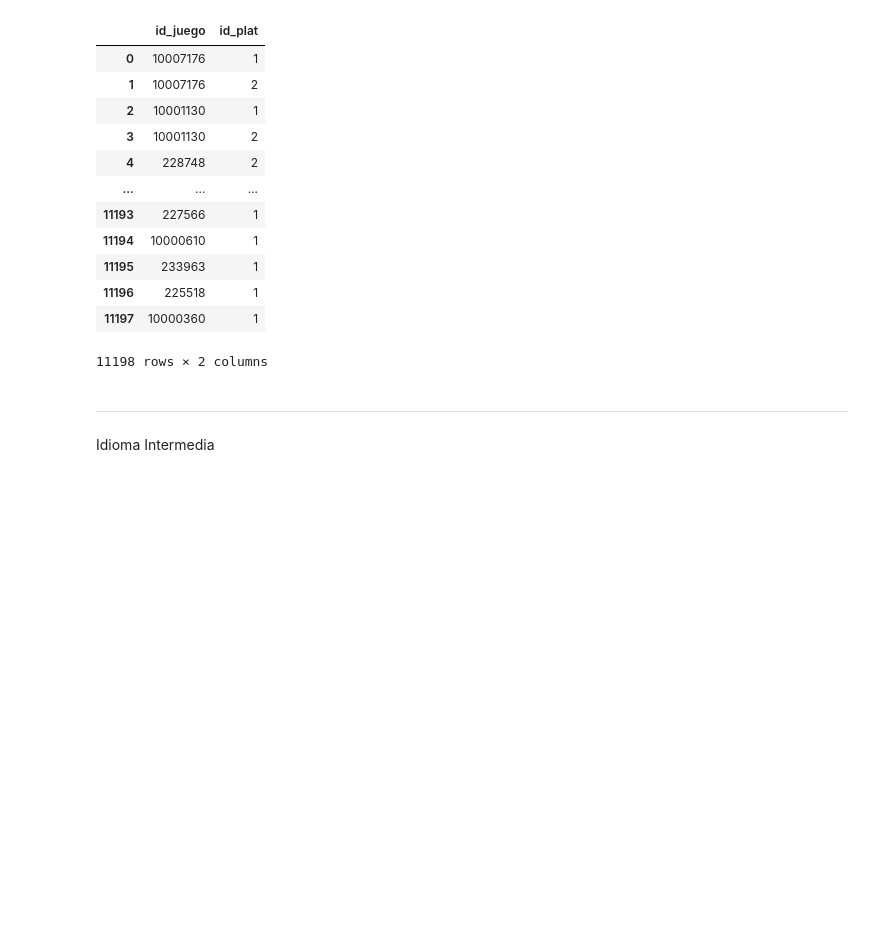
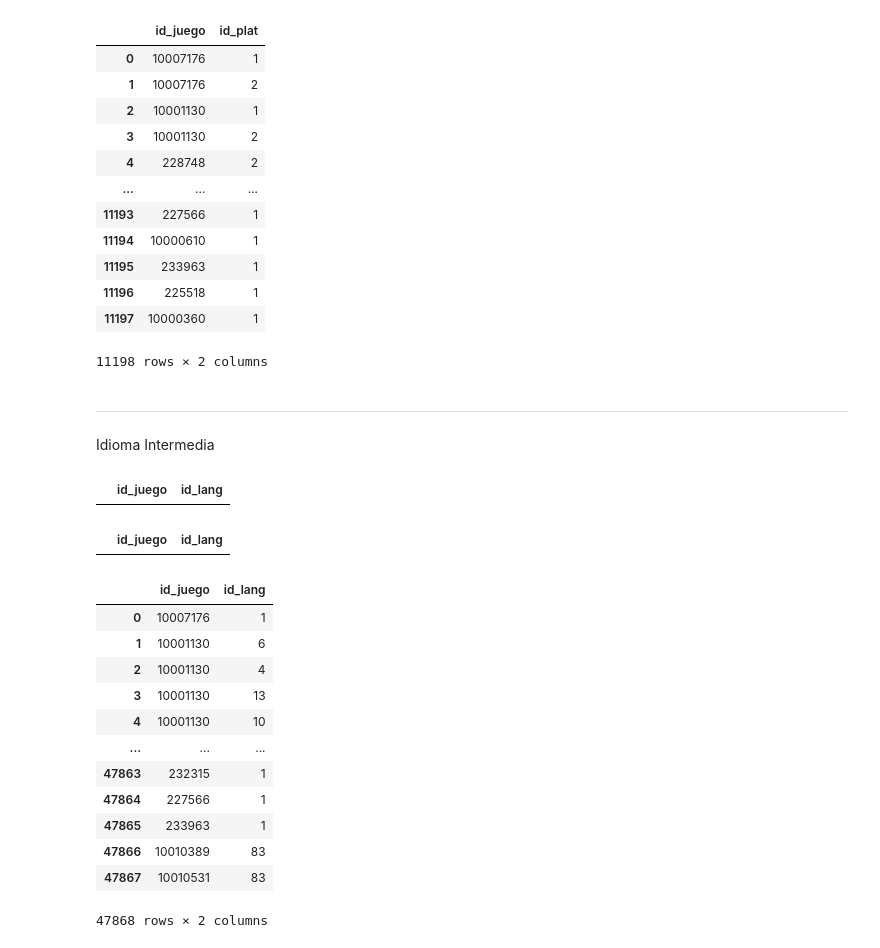
Before and after one commit to svalencia-romero/GamePriceTracker, a Jupyter notebook: notebooks/memoria_v1.ipynb, the cells around one changed output. Drawn from its saved outputs; the diff is of its cells as text; code cells hidden in the pictures; blank space fills up the shorter version.

```diff
--- a/notebooks/memoria_v1.ipynb
+++ b/notebooks/memoria_v1.ipynb
@@ -2144,0 +2167,56 @@ Idioma Intermedia
+# %%
+datos_id_lang = []
+# Conexión a la base de datos utilizando SQLAlchemy
+engine = create_engine(f"postgresql://{cr2.user}:{cr2.password}@{cr2.host}:{cr2.port}/{cr2.database}")
+# Leer el DataFrame
+df_read = pd.read_csv('../csv_s/csv_final_mix_to_db/csv_2024-04-10.csv')
+
+query = '''SELECT id_juego,lang_disp.id_lang,nombre_lang FROM public.lang_disp_int
+        INNER JOIN lang_disp ON lang_disp_int.id_lang = lang_disp.id_lang
+        '''
+df_lang_bbdd = pd.read_sql(query, engine)
+df_lang_bbdd
+
+query = '''SELECT id_lang,nombre_lang from lang_disp'''
+df_lang_orig = pd.read_sql(query, engine)
+
+
+for index, row in df_read.iterrows():
+    # Obtener los idiomas de la fila actual
+    idiomas = row['Idiomas'].split(',')
+    for idioma in idiomas:
+        idioma = idioma.strip()
+        id_lang = df_lang_orig["id_lang"][df_lang_orig["nombre_lang"] == idioma].values
+        id_juego = row["id_juego"]
+        datos_id_lang.append({"id_juego":id_juego,"id_lang":int(id_lang[0])})
+df_nuevo_lang_int = pd.DataFrame(datos_id_lang)
+
+nuevo_df = df_nuevo_lang_int[~df_nuevo_lang_int['id_juego'].isin(df_lang_bbdd['id_juego']) & ~df_nuevo_lang_int['id_lang'].isin(df_lang_bbdd['id_lang'])]
+
+# if not nuevo_df.empty:
+#     nuevo_df.to_sql(name='lang_disp_int', con=engine, if_exists='append', index=False)
+
+engine.dispose()
+nuevo_df
+# %% [output]
+|  | id_juego | id_lang |
+# %%
+df_nuevo_lang_int[~df_nuevo_lang_int['id_juego'].isin(df_lang_bbdd['id_juego']) & ~df_nuevo_lang_int['id_lang'].isin(df_lang_bbdd['id_lang'])]
+# %% [output]
+|  | id_juego | id_lang |
+# %%
+df_nuevo_lang_int
+# %% [output]
+|  | id_juego | id_lang |
+| 0 | 10007176 | 1 |
+| 1 | 10001130 | 6 |
+| 2 | 10001130 | 4 |
+| 3 | 10001130 | 13 |
+| 4 | 10001130 | 10 |
+| ... | ... | ... |
+| 47863 | 232315 | 1 |
+| 47864 | 227566 | 1 |
+| 47865 | 233963 | 1 |
+| 47866 | 10010389 | 83 |
+| 47867 | 10010531 | 83 |
+47868 rows × 2 columns
```
Also changed, not shown: parts of 15 cells of this notebook, 4 other files.
